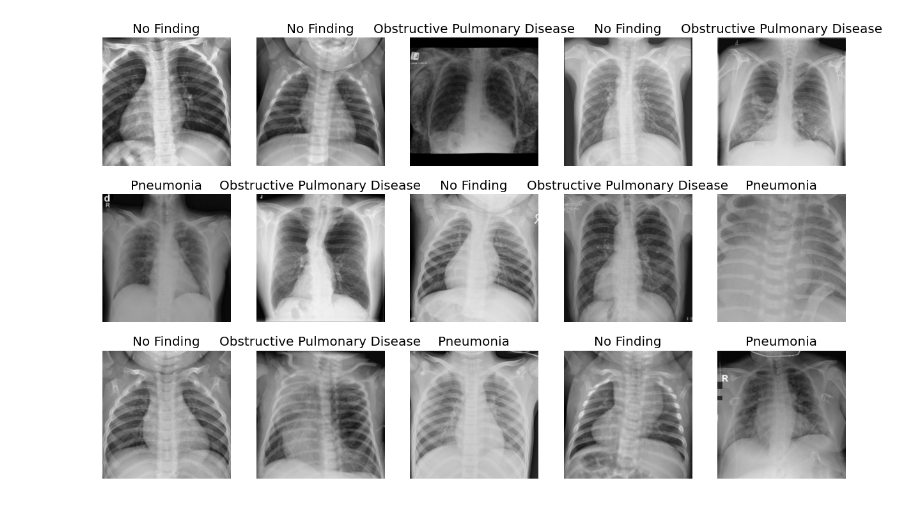
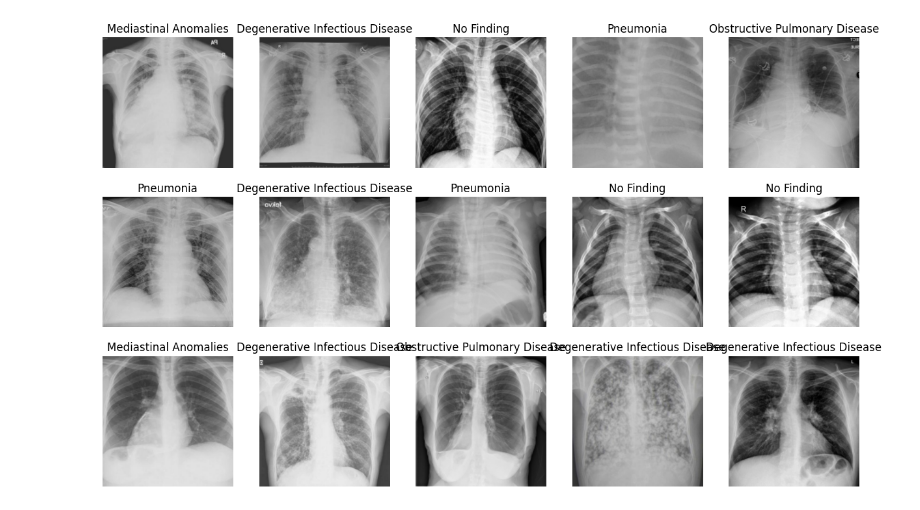
Before and after one commit to jacquelinegrimm/xray-classifier, a Jupyter notebook: chest-x-ray-classification-vit.ipynb, the cells around one changed output. Saved outputs shown, nothing was run; the diff lists cells and outputs as text; code cells hidden in the pictures.

```diff
--- a/chest-x-ray-classification-vit.ipynb
+++ b/chest-x-ray-classification-vit.ipynb
@@ -19,10 +9,15 @@ xrays = DataBlock(
     get_y=parent_label,
     item_tfms=Resize(224))
 # %%
-#Creating DataLoaders and displaying a batch of validation set images
-path = '/kaggle/input/chest-x-ray-dataset-3-classes/archive'
-dls = xrays.dataloaders(path, label_func=finding)
+# Define a custom label function 'diagnosis'
+def diagnosis(x): return x[0].isupper()
+
+# Create DataLoaders for the x-ray images using the DataBlock and the custom label function
+path = '/kaggle/input/chest-xrays-5-classes/archive'
+dls = xrays.dataloaders(path, label_func=diagnosis)
+
+# Display a batch of validation set images
 dls.valid.show_batch(max_n=15, nrows=3)
 # %% [output]
-[figure, old version]
+[figure, new version]
 # %%
```
Also changed, not shown: parts of 6 cells of this notebook.
